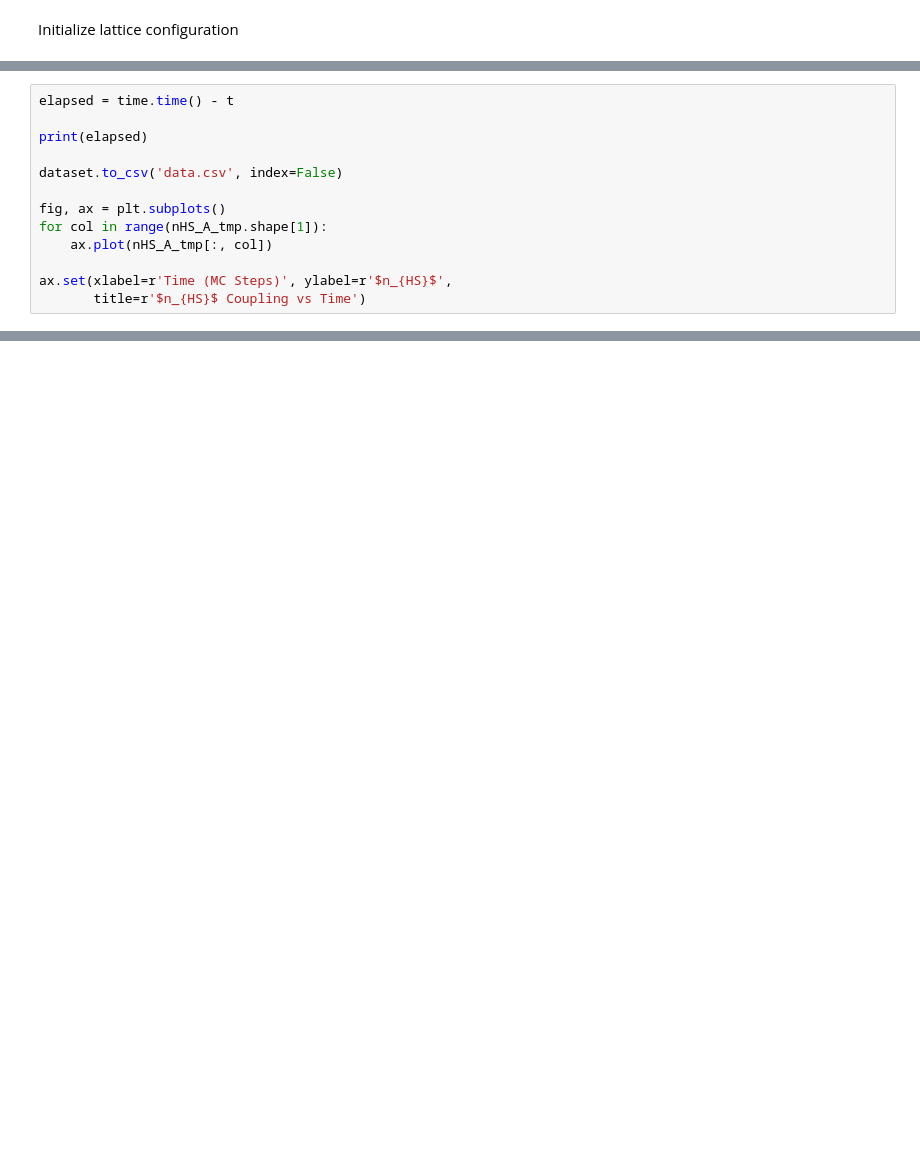
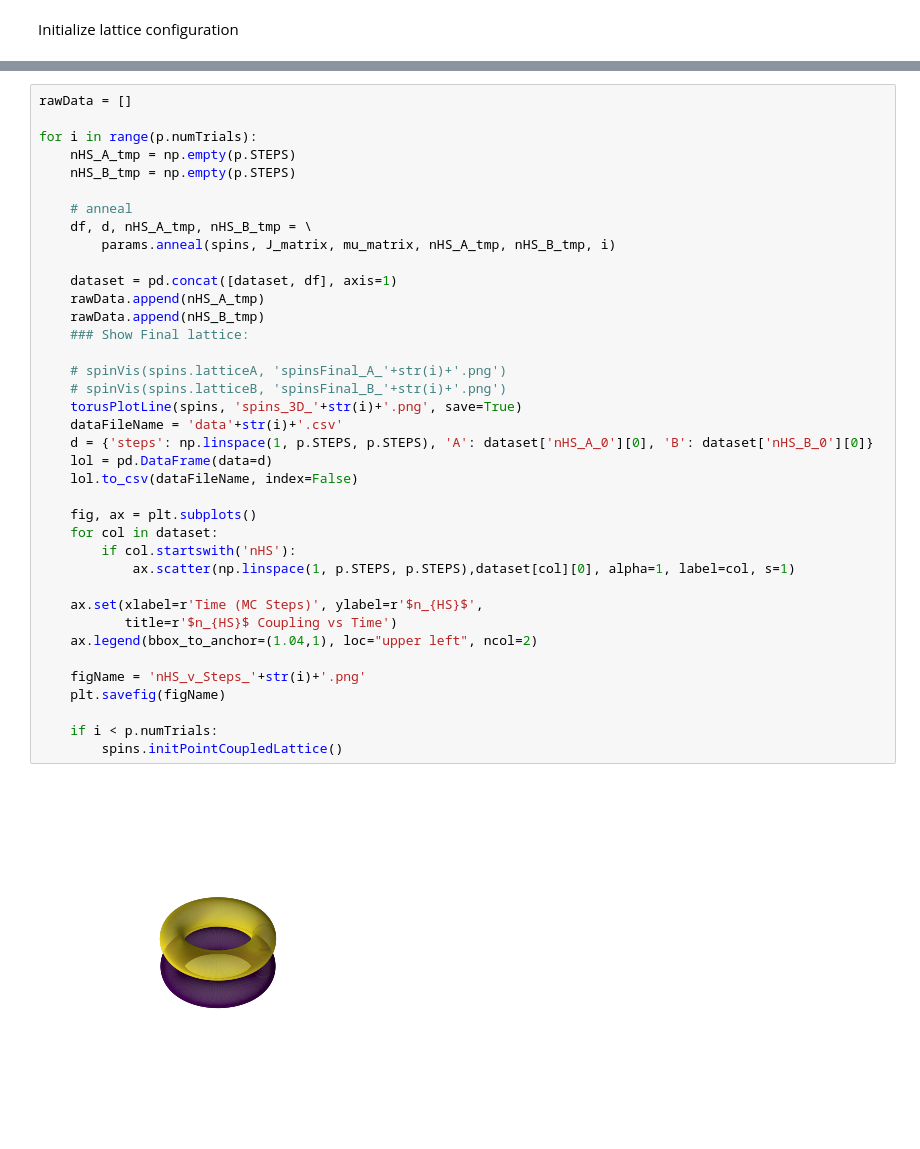
Before and after one commit to daleas0120/PT-MCIMS, a Jupyter notebook: PTMCIM_B.ipynb, the cells around one changed output, grey strips where cells are left out. Drawn from its saved outputs; the diff is of its cells as text; blank space fills up the shorter version.

```diff
--- a/PTMCIM_B.ipynb
+++ b/PTMCIM_B.ipynb
@@ -85,13 +63,0 @@ spinVis(L, 'spinsFinal_'+str(i)+'.png')
-# %%
-elapsed = time.time() - t
-
-print(elapsed)
-
-dataset.to_csv('data.csv', index=False)
-
-fig, ax = plt.subplots()
-for col in range(nHS_A_tmp.shape[1]):
-    ax.plot(nHS_A_tmp[:, col])
-
-ax.set(xlabel=r'Time (MC Steps)', ylabel=r'$n_{HS}$',
-       title=r'$n_{HS}$ Coupling vs Time')
@@ -146,0 +80,40 @@ plt.savefig('nHS_v_Temp.png')
+# %%
+rawData = []
+
+for i in range(p.numTrials):
+    nHS_A_tmp = np.empty(p.STEPS)
+    nHS_B_tmp = np.empty(p.STEPS)
+
+    # anneal
+    df, d, nHS_A_tmp, nHS_B_tmp = \
+        params.anneal(spins, J_matrix, mu_matrix, nHS_A_tmp, nHS_B_tmp, i)
+
+    dataset = pd.concat([dataset, df], axis=1)
+    rawData.append(nHS_A_tmp)
+    rawData.append(nHS_B_tmp)
+    ### Show Final lattice:
+
+    # spinVis(spins.latticeA, 'spinsFinal_A_'+str(i)+'.png')
+    # spinVis(spins.latticeB, 'spinsFinal_B_'+str(i)+'.png')
+    torusPlotLine(spins, 'spins_3D_'+str(i)+'.png', save=True)
+    dataFileName = 'data'+str(i)+'.csv'
+    d = {'steps': np.linspace(1, p.STEPS, p.STEPS), 'A': dataset['nHS_A_0'][0], 'B': dataset['nHS_B_0'][0]}
+    lol = pd.DataFrame(data=d)
+    lol.to_csv(dataFileName, index=False)
+
+    fig, ax = plt.subplots()
+    for col in dataset:
+        if col.startswith('nHS'):
+            ax.scatter(np.linspace(1, p.STEPS, p.STEPS),dataset[col][0], alpha=1, label=col, s=1)
+
+    ax.set(xlabel=r'Time (MC Steps)', ylabel=r'$n_{HS}$',
+           title=r'$n_{HS}$ Coupling vs Time')
+    ax.legend(bbox_to_anchor=(1.04,1), loc="upper left", ncol=2)
+
+    figName = 'nHS_v_Steps_'+str(i)+'.png'
+    plt.savefig(figName)
+
+    if i < p.numTrials:
+        spins.initPointCoupledLattice()
+# %% [output]
+[figure, added]
```
Also changed, not shown: parts of 17 cells of this notebook, 6 other files.
